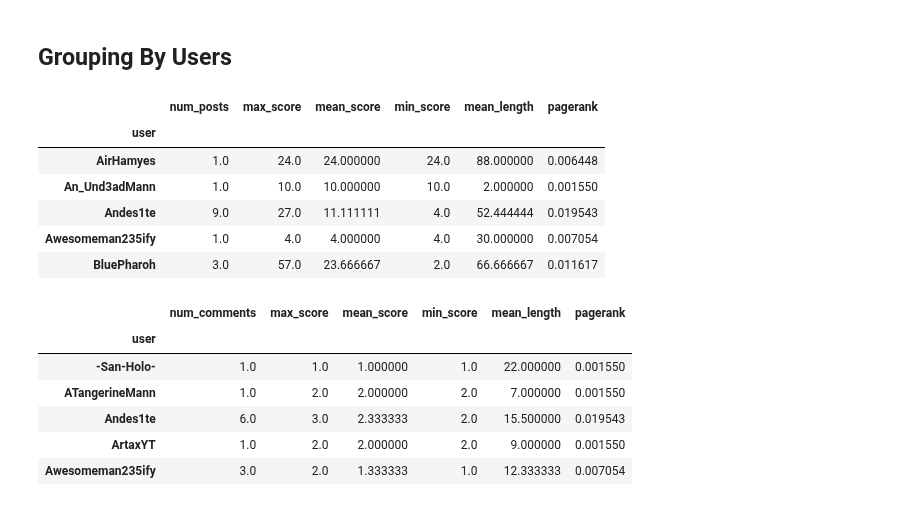
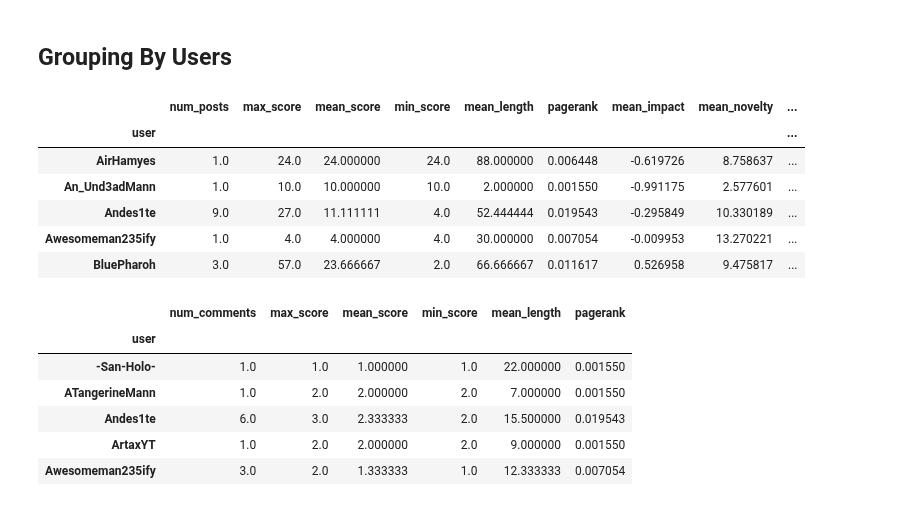
Before and after one commit to mjkern/RedditSubcultures, a Jupyter notebook: Data Cleaning and Augmentation.ipynb, the cells around one changed output. Drawn from its saved outputs; the diff is of its cells as text; code cells hidden in the pictures.

Commit message:
novelty, trancience, and impact for users

```diff
--- a/Data Cleaning and Augmentation.ipynb
+++ b/Data Cleaning and Augmentation.ipynb
@@ -212,28 +212,35 @@ submissions = submissions.drop('next_dists', axis=1)
 # %%
 # Add a column for the difference between novelty and transience - let's call this... the impact
 submissions['impact'] = submissions['novelty'] - submissions['transience']
+submissions['impact_5'] = submissions['novelty_5'] - submissions['transience_5']
 # %% [markdown]
 ## Grouping By Users
 # %%
 user_submissions = submissions.groupby("user").apply(lambda g: pd.Series(
     {
         'num_posts': g['title'].size,
         'max_score': g['score'].max(),
         'mean_score': g['score'].mean(),
         'min_score': g['score'].min(),
         'mean_length': g.apply(lambda row: len(row['title'] + row['body']), axis=1).mean(),
-        'pagerank': pagerank[g['user'].iloc[0]] # weird indexing gets username and then finds pagerank for that user
+        'pagerank': pagerank[g['user'].iloc[0]], # weird indexing gets username and then finds pagerank for that user
+        'mean_impact': g['impact'].mean(),
+        'mean_novelty': g['novelty'].mean(),
+        'mean_transience': g['transience'].mean(),
+        'mean_impact_5': g['impact_5'].mean(),
+        'mean_novelty_5': g['novelty_5'].mean(),
+        'mean_transience_5': g['transience_5'].mean()
     }
 ))
 user_submissions.head()
 # %% [output]
-|  | num_posts | max_score | mean_score | min_score | mean_length | pagerank |
-| user |  |  |  |  |  |  |
-| AirHamyes | 1.0 | 24.0 | 24.000000 | 24.0 | 88.000000 | 0.006448 |
-| An_Und3adMann | 1.0 | 10.0 | 10.000000 | 10.0 | 2.000000 | 0.001550 |
-| Andes1te | 9.0 | 27.0 | 11.111111 | 4.0 | 52.444444 | 0.019543 |
-| Awesomeman235ify | 1.0 | 4.0 | 4.000000 | 4.0 | 30.000000 | 0.007054 |
-| BluePharoh | 3.0 | 57.0 | 23.666667 | 2.0 | 66.666667 | 0.011617 |
+|  | num_posts | max_score | mean_score | min_score | mean_length | pagerank | mean_impact | mean_novelty | ... |
+| user |  |  |  |  |  |  |  |  | ... |
+| AirHamyes | 1.0 | 24.0 | 24.000000 | 24.0 | 88.000000 | 0.006448 | -0.619726 | 8.758637 | ... |
+| An_Und3adMann | 1.0 | 10.0 | 10.000000 | 10.0 | 2.000000 | 0.001550 | -0.991175 | 2.577601 | ... |
+| Andes1te | 9.0 | 27.0 | 11.111111 | 4.0 | 52.444444 | 0.019543 | -0.295849 | 10.330189 | ... |
+| Awesomeman235ify | 1.0 | 4.0 | 4.000000 | 4.0 | 30.000000 | 0.007054 | -0.009953 | 13.270221 | ... |
+| BluePharoh | 3.0 | 57.0 | 23.666667 | 2.0 | 66.666667 | 0.011617 | 0.526958 | 9.475817 | ... |
 # %%
 user_comments = comments.groupby("user").apply(lambda g: pd.Series(
     {
```
Also changed, not shown: parts of 6 cells of this notebook.
